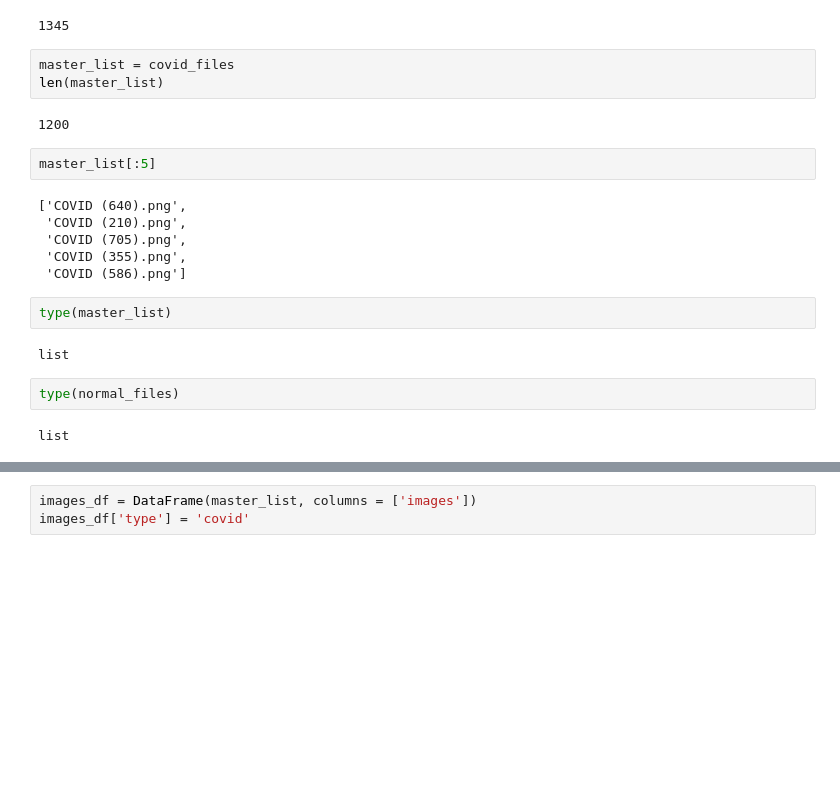
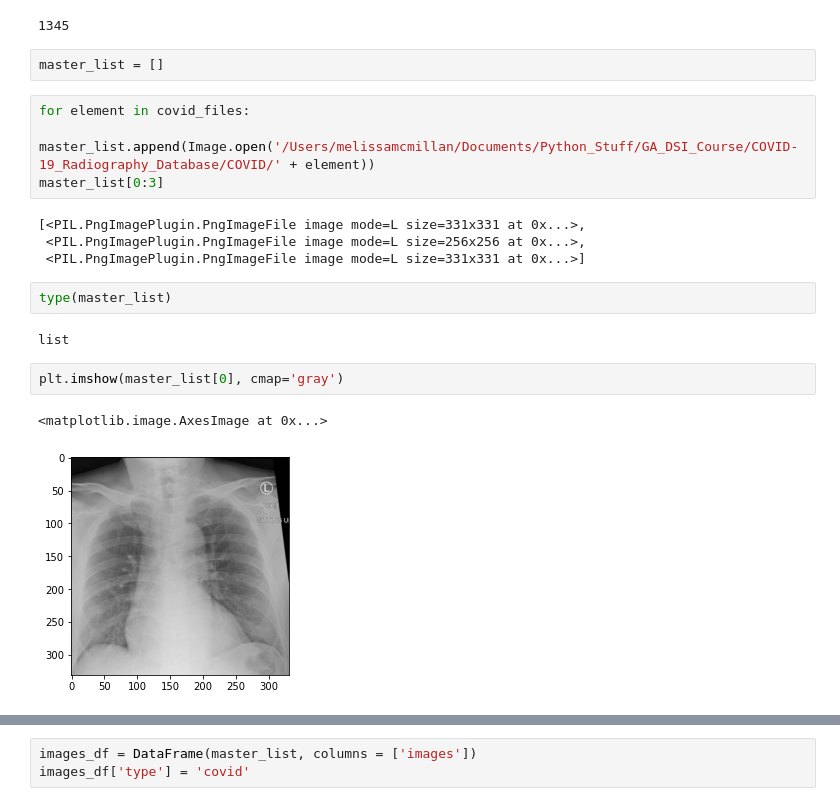
Before and after one commit to MathewKatz/AIRadiologists, a Jupyter notebook: Melissa.ipynb, the cells around one changed output, grey strips where cells are left out. Drawn from its saved outputs; the diff is of its cells as text; blank space fills up the shorter version.

```diff
--- a/Melissa.ipynb
+++ b/Melissa.ipynb
@@ -92,26 +100,24 @@ PNG
 (1024, 1024)
 L
 1345
-# %%
-master_list = covid_files
-len(master_list)
-# %% [output]
-1200
 # %%
-master_list[:5]
+master_list = []
-# %% [output]
-['COVID (640).png',
- 'COVID (210).png',
- 'COVID (705).png',
- 'COVID (355).png',
- 'COVID (586).png']
+# %%
+for element in covid_files:
+    master_list.append(Image.open('/Users/melissamcmillan/Documents/Python_Stuff/GA_DSI_Course/COVID-19_Radiography_Database/COVID/' + element))
+master_list[0:3]
+# %% [output]
+[<PIL.PngImagePlugin.PngImageFile image mode=L size=331x331 at 0x...>,
+ <PIL.PngImagePlugin.PngImageFile image mode=L size=256x256 at 0x...>,
+ <PIL.PngImagePlugin.PngImageFile image mode=L size=331x331 at 0x...>]
 # %%
 type(master_list)
 # %% [output]
 list
-# %%
-type(normal_files)
-# %% [output]
-list
+# %%
+plt.imshow(master_list[0], cmap='gray')
+# %% [output]
+<matplotlib.image.AxesImage at 0x...>
+[figure, added]
 # %%
 for element in normal_files:
```
Also changed, not shown: parts of 15 cells of this notebook, 1 other file.
